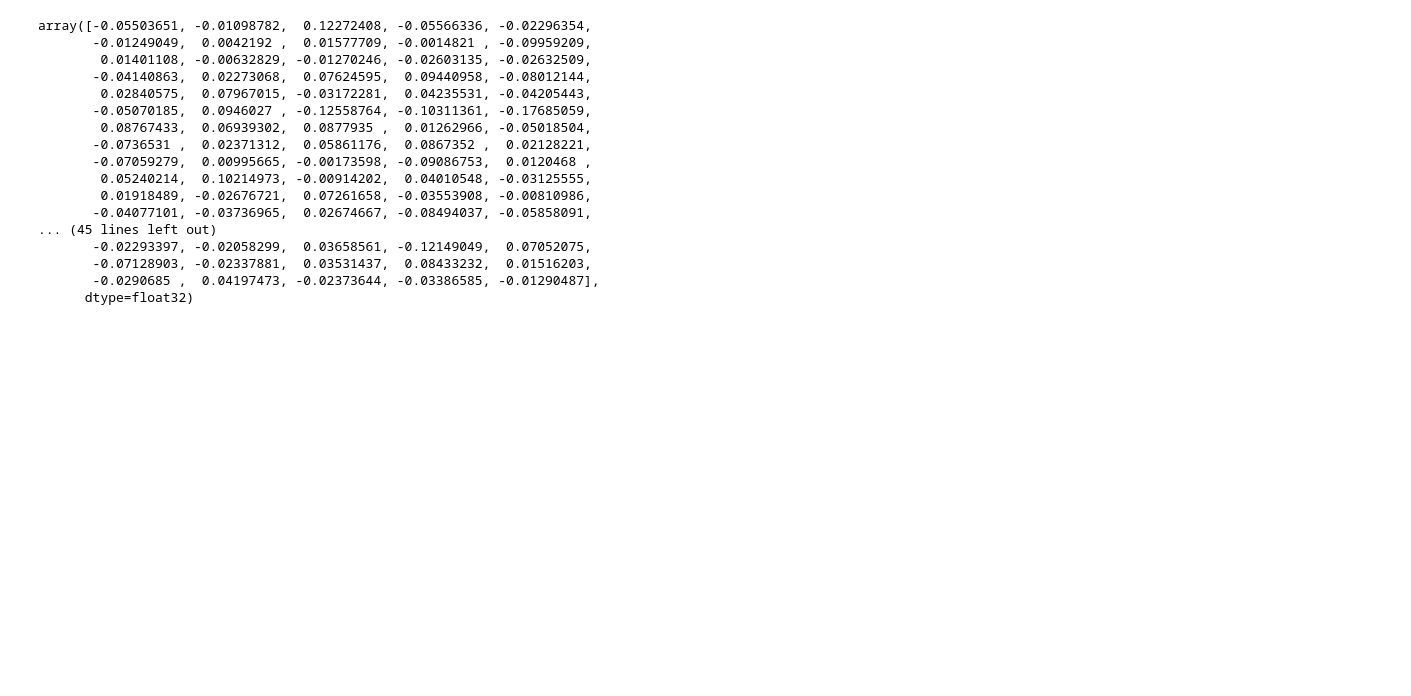
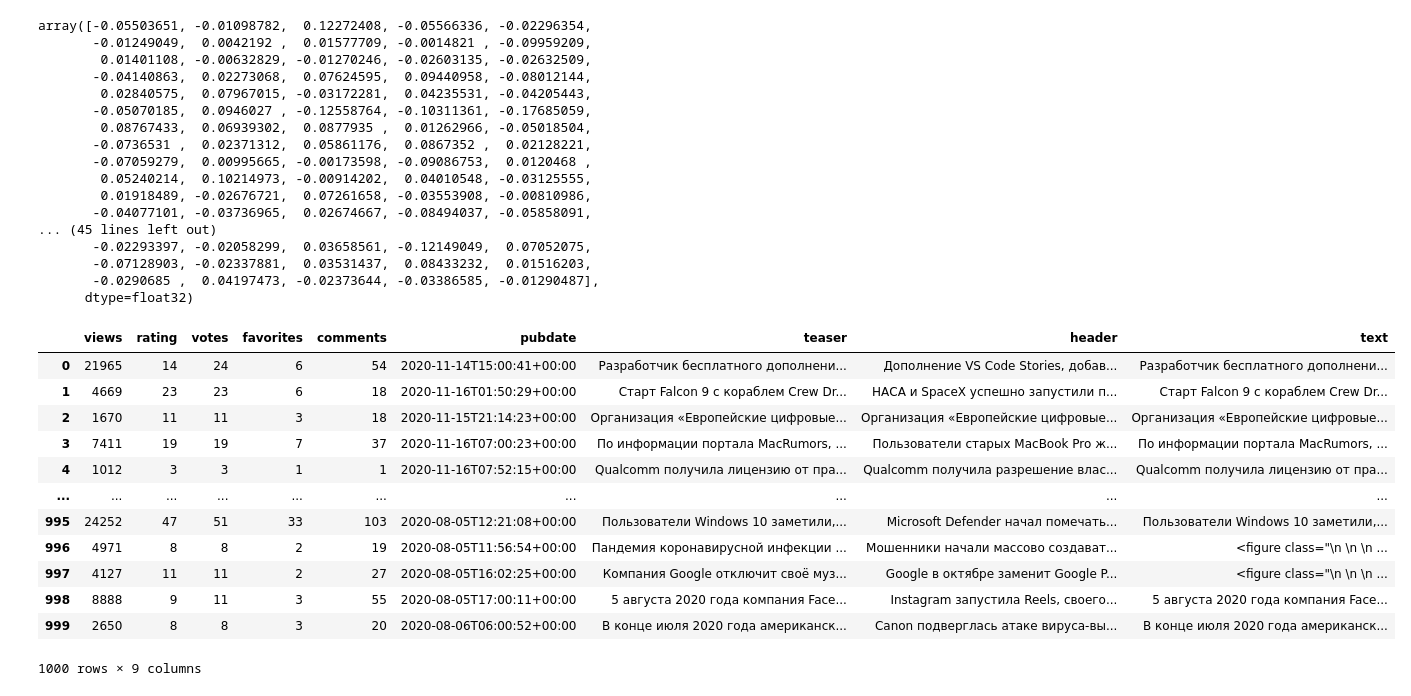
Before and after one commit to RickCastle2018/habr-research, a Jupyter notebook: datapaly.ipynb, the cells around one changed output. Drawn from its saved outputs; the diff is of its cells as text; code cells hidden in the pictures; blank space fills up the shorter version.

```diff
--- a/datapaly.ipynb
+++ b/datapaly.ipynb
@@ -157,0 +156,16 @@ wordlist = data["text"][0].split()
+# %%
+data
+# %% [output]
+|  | views | rating | votes | favorites | comments | pubdate | teaser | header | text |
+| 0 | 21965 | 14 | 24 | 6 | 54 | 2020-11-14T15:00:41+00:00 | Разработчик бесплатного дополнени... | Дополнение VS Code Stories, добав... | Разработчик бесплатного дополнени... |
+| 1 | 4669 | 23 | 23 | 6 | 18 | 2020-11-16T01:50:29+00:00 | Старт Falcon 9 с кораблем Crew Dr... | НАСА и SpaceX успешно запустили п... | Старт Falcon 9 с кораблем Crew Dr... |
+| 2 | 1670 | 11 | 11 | 3 | 18 | 2020-11-15T21:14:23+00:00 | Организация «Европейские цифровые... | Организация «Европейские цифровые... | Организация «Европейские цифровые... |
+| 3 | 7411 | 19 | 19 | 7 | 37 | 2020-11-16T07:00:23+00:00 | По информации портала MacRumors, ... | Пользователи старых MacBook Pro ж... | По информации портала MacRumors, ... |
+| 4 | 1012 | 3 | 3 | 1 | 1 | 2020-11-16T07:52:15+00:00 | Qualcomm получила лицензию от пра... | Qualcomm получила разрешение влас... | Qualcomm получила лицензию от пра... |
+| ... | ... | ... | ... | ... | ... | ... | ... | ... | ... |
+| 995 | 24252 | 47 | 51 | 33 | 103 | 2020-08-05T12:21:08+00:00 | Пользователи Windows 10 заметили,... | Microsoft Defender начал помечать... | Пользователи Windows 10 заметили,... |
+| 996 | 4971 | 8 | 8 | 2 | 19 | 2020-08-05T11:56:54+00:00 | Пандемия коронавирусной инфекции ... | Мошенники начали массово создават... | <figure class="\n \n \n ... |
+| 997 | 4127 | 11 | 11 | 2 | 27 | 2020-08-05T16:02:25+00:00 | Компания Google отключит своё муз... | Google в октябре заменит Google P... | <figure class="\n \n \n ... |
+| 998 | 8888 | 9 | 11 | 3 | 55 | 2020-08-05T17:00:11+00:00 | 5 августа 2020 года компания Face... | Instagram запустила Reels, своего... | 5 августа 2020 года компания Face... |
+| 999 | 2650 | 8 | 8 | 3 | 20 | 2020-08-06T06:00:52+00:00 | В конце июля 2020 года американск... | Canon подверглась атаке вируса-вы... | В конце июля 2020 года американск... |
+1000 rows × 9 columns
```
Also changed, not shown: parts of 20 cells of this notebook.
